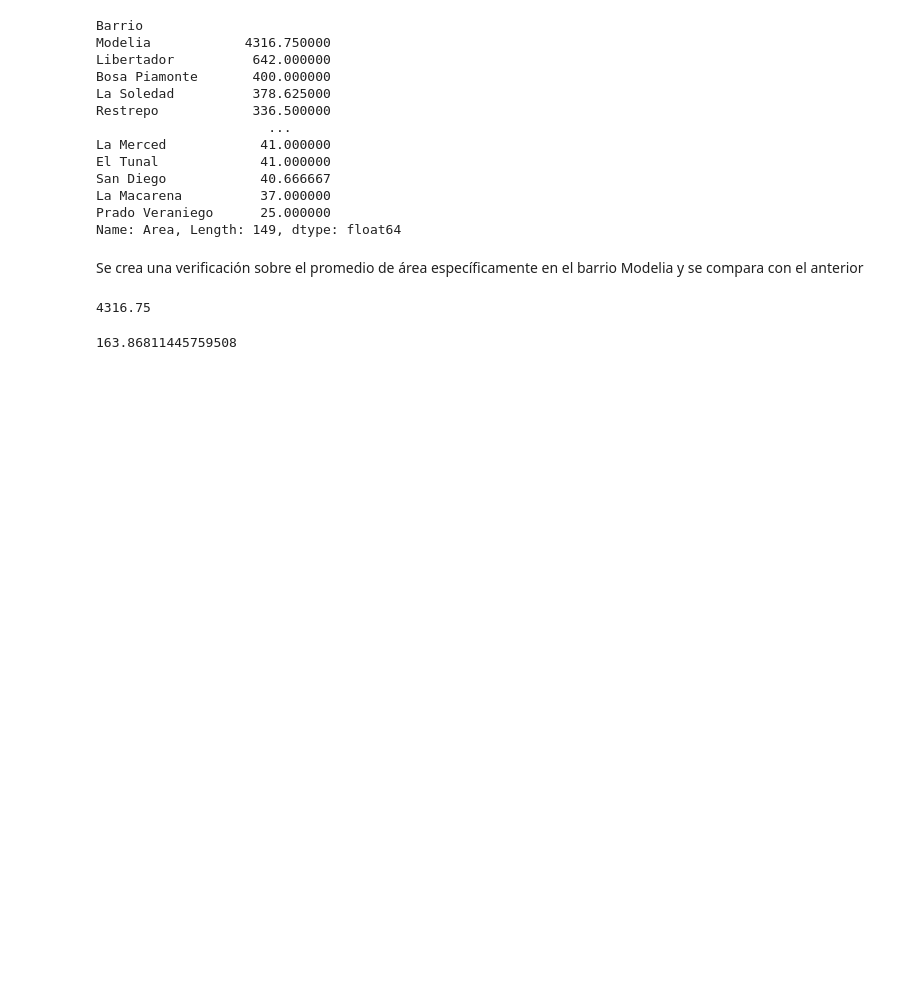
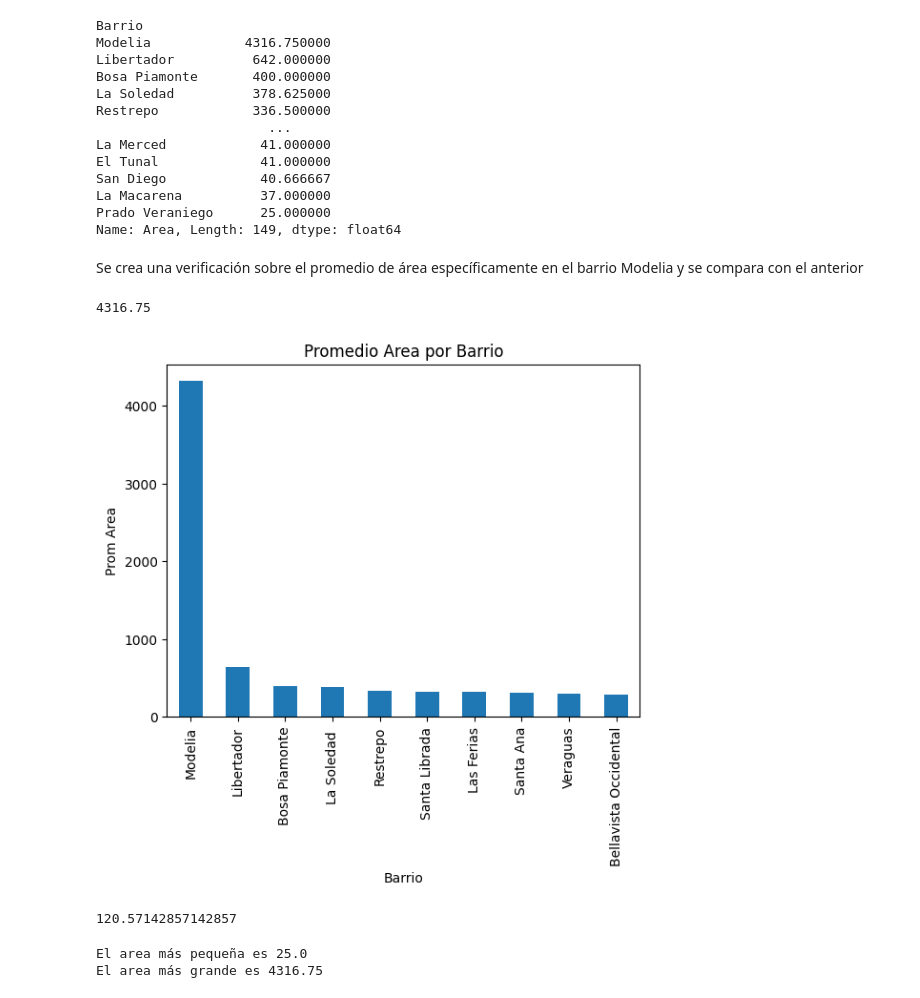
Before and after one commit to Leonel-Amaya/inmersion-datos, a Jupyter notebook: Inmersión_en_Datos_Aula_1.ipynb, the cells around one changed output. Drawn from its saved outputs; the diff is of its cells as text; code cells hidden in the pictures; blank space fills up the shorter version.

```diff
--- a/Inmersión_en_Datos_Aula_1.ipynb
+++ b/Inmersión_en_Datos_Aula_1.ipynb
@@ -238,7 +240,34 @@ prom_area_modelia = inmuebles[modelia].Area.mean()
 prom_area_modelia
 # %% [output]
 4316.75
-# %%
-inmuebles_por_barrio.mean()
-# %% [output]
-163.86811445759508
+# %%
+#Se importa librería para crear los gráficos
+import matplotlib.pyplot as plt
+
+inmuebles_por_barrio.head(10).plot.bar()
+
+#Se personaliza la gráfica
+plt.title('Promedio Area por Barrio')
+plt.xlabel('Barrio')
+plt.ylabel('Prom Area')
+
+#Se muestra la grafica
+plt.show()
+# %% [output]
+[figure, added]
+# %%
+#Se calcula la mediana
+mediana_area_barrio = inmuebles_por_barrio.median()
+mediana_area_barrio
+# %% [output]
+120.57142857142857
+# %%
+#Las áreas mínimas y máximas existente de todos los barrios
+min_area_barrio = inmuebles_por_barrio.min()
+print('El area más pequeña es', min_area_barrio)
+
+max_area_barrio = inmuebles_por_barrio.max()
+print('El area más grande es', max_area_barrio)
+# %% [output]
+El area más pequeña es 25.0
+El area más grande es 4316.75
```
Also changed, not shown: parts of 36 cells of this notebook.
